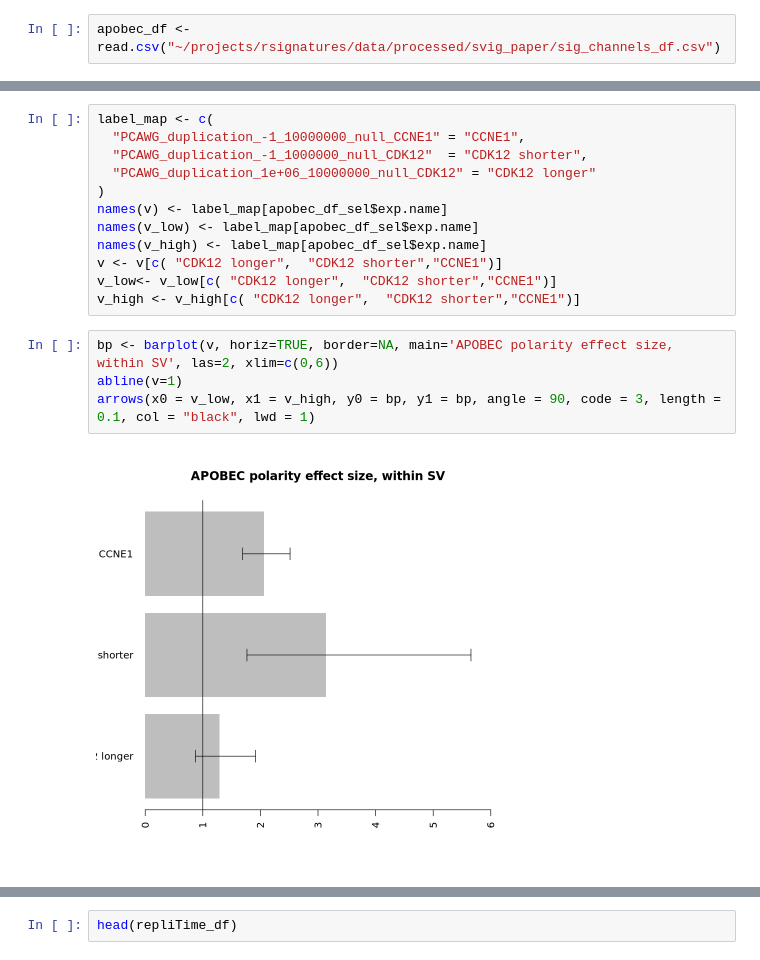
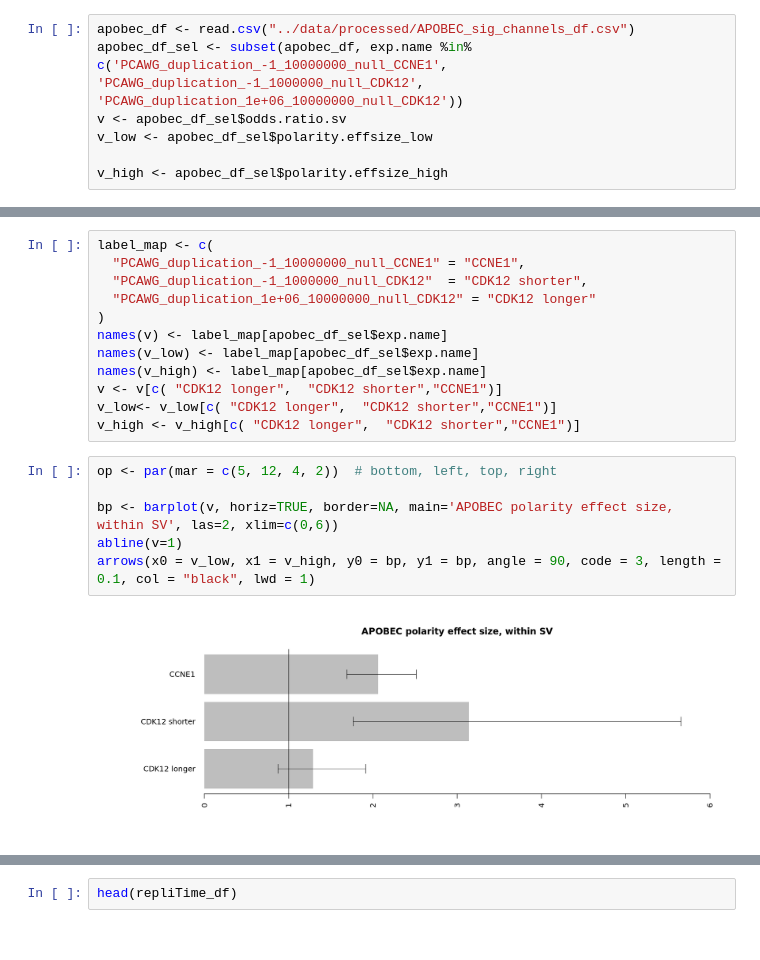
Before and after one commit to maigiclab/SVIG, a Jupyter notebook: notebooks/ccne1_cdk12_comparison.ipynb, the cells around one changed output, grey strips where cells are left out. Drawn from its saved outputs; the diff is of its cells as text.

```diff
--- a/notebooks/ccne1_cdk12_comparison.ipynb
+++ b/notebooks/ccne1_cdk12_comparison.ipynb
@@ -581,2 +599,7 @@ arrows(x0 = origin_es_low, x1 = origin_es_high, y0 = bp, y1 = bp, angle = 90, co
 # %%
-apobec_df <- read.csv("~/projects/rsignatures/data/processed/svig_paper/sig_channels_df.csv")
+apobec_df <- read.csv("../data/processed/APOBEC_sig_channels_df.csv")
+apobec_df_sel <- subset(apobec_df, exp.name %in% c('PCAWG_duplication_-1_10000000_null_CCNE1', 'PCAWG_duplication_-1_1000000_null_CDK12', 'PCAWG_duplication_1e+06_10000000_null_CDK12'))
+v <- apobec_df_sel$odds.ratio.sv
+v_low <- apobec_df_sel$polarity.effsize_low
+
+v_high <- apobec_df_sel$polarity.effsize_high
@@ -631,11 +628,13 @@ v <- v[c( "CDK12 longer",  "CDK12 shorter","CCNE1")]
 v_low<- v_low[c( "CDK12 longer",  "CDK12 shorter","CCNE1")]
 v_high <- v_high[c( "CDK12 longer",  "CDK12 shorter","CCNE1")]
 # %%
+op <- par(mar = c(5, 12, 4, 2))  # bottom, left, top, right
+
 bp <- barplot(v, horiz=TRUE, border=NA, main='APOBEC polarity effect size, within SV', las=2, xlim=c(0,6))
 abline(v=1)
 arrows(x0 = v_low, x1 = v_high, y0 = bp, y1 = bp, angle = 90, code = 3, length = 0.1, col = "black", lwd = 1)
 # %% [output]
-[figure, old version]
+[figure, new version]
 # %%
 repliTime_df <- do.call('rbind', repliTime_list)
 repliTime_df$genotype <- factor(repliTime_df$genotype, levels=c('CDK12_longer', 'CDK12_shorter', 'CCNE1'))
```
Also changed, not shown: parts of 43 cells of this notebook, 8 other files.
